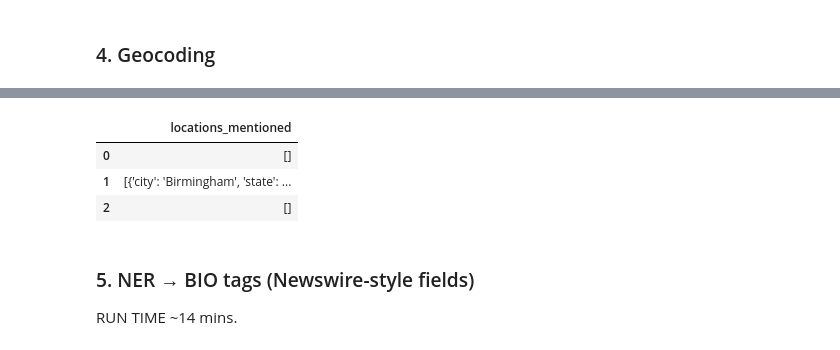
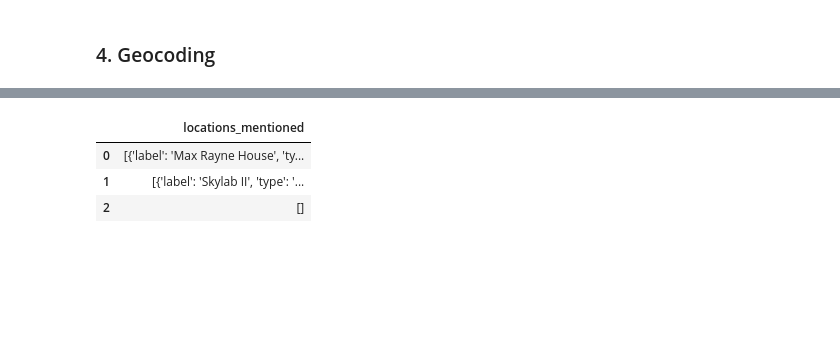
Before and after one commit to kstepanyan/Newspaper-Semantic-Enrichment, a Jupyter notebook: 2-semantic-processing/semantic-processing.ipynb, the cells around one changed output, grey strips where cells are left out. Saved outputs shown, nothing was run; the diff lists cells and outputs as text; code cells hidden in the pictures; blank space fills up the shorter version.

```diff
--- a/2-semantic-processing/semantic-processing.ipynb
+++ b/2-semantic-processing/semantic-processing.ipynb
@@ -5,18 +0,0 @@ Using Environment:
-# %%
-INPUT_ROOT  = "/Users/stepanyan/Library/CloudStorage/OneDrive-UniversityCollegeLondon/Knowledge Exchange and Innovation - UCL - Wikimedia - Shared working space/NER/Newswire - Jupyter/Pi-OCR-Articles-Cleaned-Combined"
-OUTPUT_ROOT = "/Users/stepanyan/Library/CloudStorage/OneDrive-UniversityCollegeLondon/Knowledge Exchange and Innovation - UCL - Wikimedia - Shared working space/NER/Newswire - Jupyter/pi-newswire-out"
-
-import os, re, json, gzip, time, math, glob, random, textwrap, itertools
-from pathlib import Path
-from collections import defaultdict, Counter
-
-import pandas as pd
-from tqdm import tqdm
-tqdm.pandas()
-
-os.makedirs(OUTPUT_ROOT, exist_ok=True)
-CACHE_DIR = Path(OUTPUT_ROOT) / "cache"
-CACHE_DIR.mkdir(parents=True, exist_ok=True)
-
-print("INPUT_ROOT :", INPUT_ROOT)
-print("OUTPUT_ROOT:", OUTPUT_ROOT)
@@ -481,46 +598,69 @@ df[cols].head(5)
 from typing import List, Dict, Any
 
 def _to_locations_mentioned(resolved_list: List[Dict[str, Any]] | None) -> List[Dict[str, Any]]:
     """
-    Map our resolved_locations records to the target schema:
-      {city, state, country, coordinates [lat, lon], location_notes}
-    Deduplicate by (city, state, country, lat, lon).
+    Map resolved_locations -> target Newswire schema with enrichments:
+      {
+        label, type, street, city, state, country,
+        coordinates [lat, lon], location_notes, (optional) postcode
+      }
+    Deduplicate by (label, type, street, city, state, country, lat, lon).
     """
-    out = []
+    out: List[Dict[str, Any]] = []
     seen = set()
     if not isinstance(resolved_list, list):
         return out
 
     for r in resolved_list:
-        city    = (r.get("city") or None)
-        state   = (r.get("region") or None)   # treat 'region' as 'state'
-        country = (r.get("country") or None)
+        if not isinstance(r, dict):
+            continue
+
+        label   = (r.get("label") or r.get("mention") or "").strip() or None
+        typ     = r.get("type") or r.get("kind") or None
+        street  = r.get("street") or None
+        city    = r.get("city") or None
+        state   = r.get("state") or r.get("region") or None
+        country = r.get("country") or None
+        postcode = r.get("postcode") or None
 
         lat = r.get("lat"); lon = r.get("lon")
         coords = [float(lat), float(lon)] if (lat is not None and lon is not None) else None
 
-        key = (city, state, country,
-               round(float(lat), 6) if lat is not None else None,
-               round(float(lon), 6) if lon is not None else None)
+        notes = r.get("location_notes") or r.get("display_name") or ""
+
+        # Dedup key
+        key = (
+            label, typ, street, city, state, country,
+            round(float(lat), 6) if lat is not None else None,
+            round(float(lon), 6) if lon is not None else None,
+        )
         if key in seen:
             continue
         seen.add(key)
 
-        out.append({
+        rec = {
+            "label": label,
+            "type": typ,
+            "street": street,
             "city": city,
             "state": state,
             "country": country,
             "coordinates": coords,
-            "location_notes": r.get("display_name") or ""
-        })
+            "location_notes": notes,
+        }
+        if postcode is not None:
+            rec["postcode"] = postcode
+
+        out.append(rec)
+
     return out
 
 df["locations_mentioned"] = df["resolved_locations"].map(_to_locations_mentioned)
 
 # Quick sanity check
 df[["locations_mentioned"]].head(3)
 # %% [output]
 |  | locations_mentioned |
-| 0 | [] |
-| 1 | [{'city': 'Birmingham', 'state': ... |
+| 0 | [{'label': 'Max Rayne House', 'ty... |
+| 1 | [{'label': 'Skylab II', 'type': '... |
 | 2 | [] |
@@ -530,3 +666,0 @@ df.to_csv("locations-dump.csv", index=False, encoding="utf-8")
-# %% [markdown]
-### 5. NER → BIO tags (Newswire-style fields)
-RUN TIME ~14 mins.
```
Also changed, not shown: parts of 47 cells of this notebook, 10 other files.
